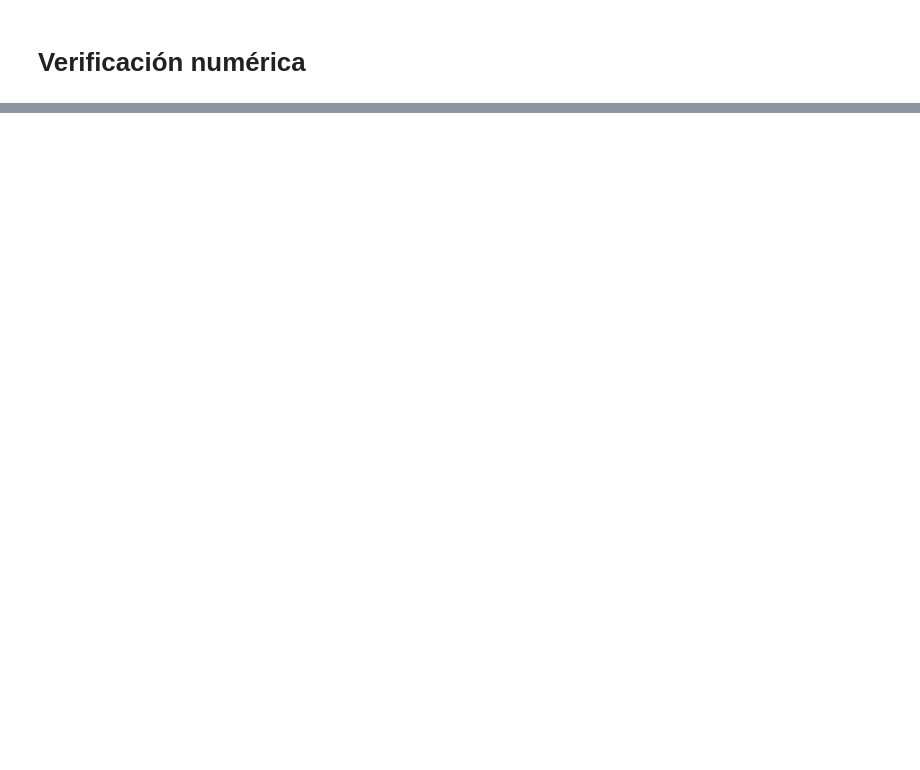
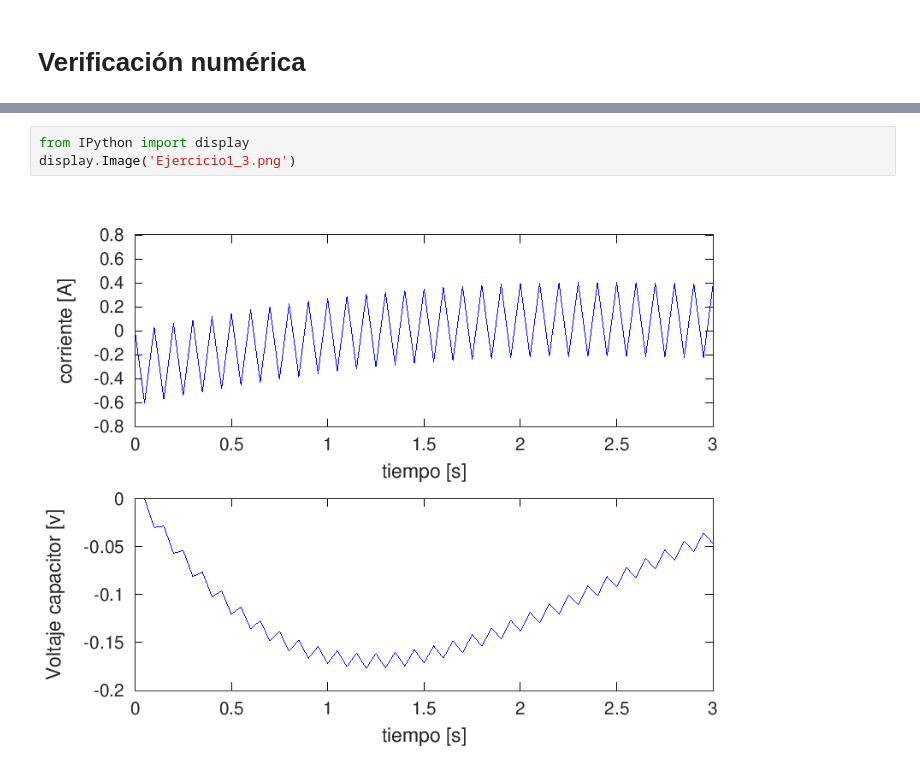
Before and after one commit to gerardcalabrese/HCSPD2024, a Jupyter notebook: Ejercicio1_RLC_Octave_Colab.ipynb, the cells around one changed output, grey strips where cells are left out. Cells and saved outputs as stored; diff of their text form; blank space fills up the shorter version.

```diff
--- a/Ejercicio1_RLC_Octave_Colab.ipynb
+++ b/Ejercicio1_RLC_Octave_Colab.ipynb
@@ -449,0 +474,5 @@ for fname in fnames:
+# %%
+from IPython import display
+display.Image('Ejercicio1_3.png')
+# %% [output]
+[figure, added]
```
Also changed, not shown: parts of 40 cells of this notebook.
